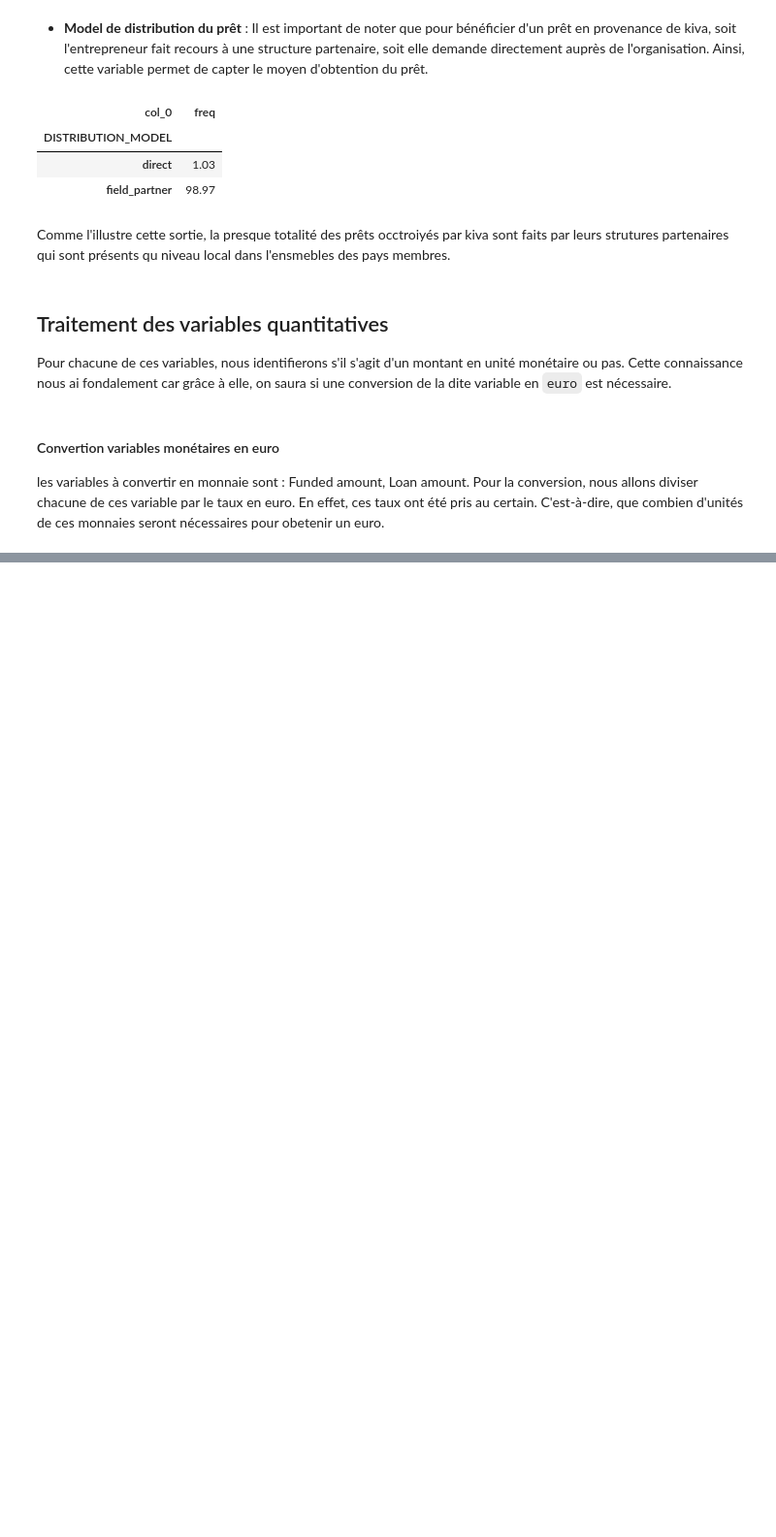
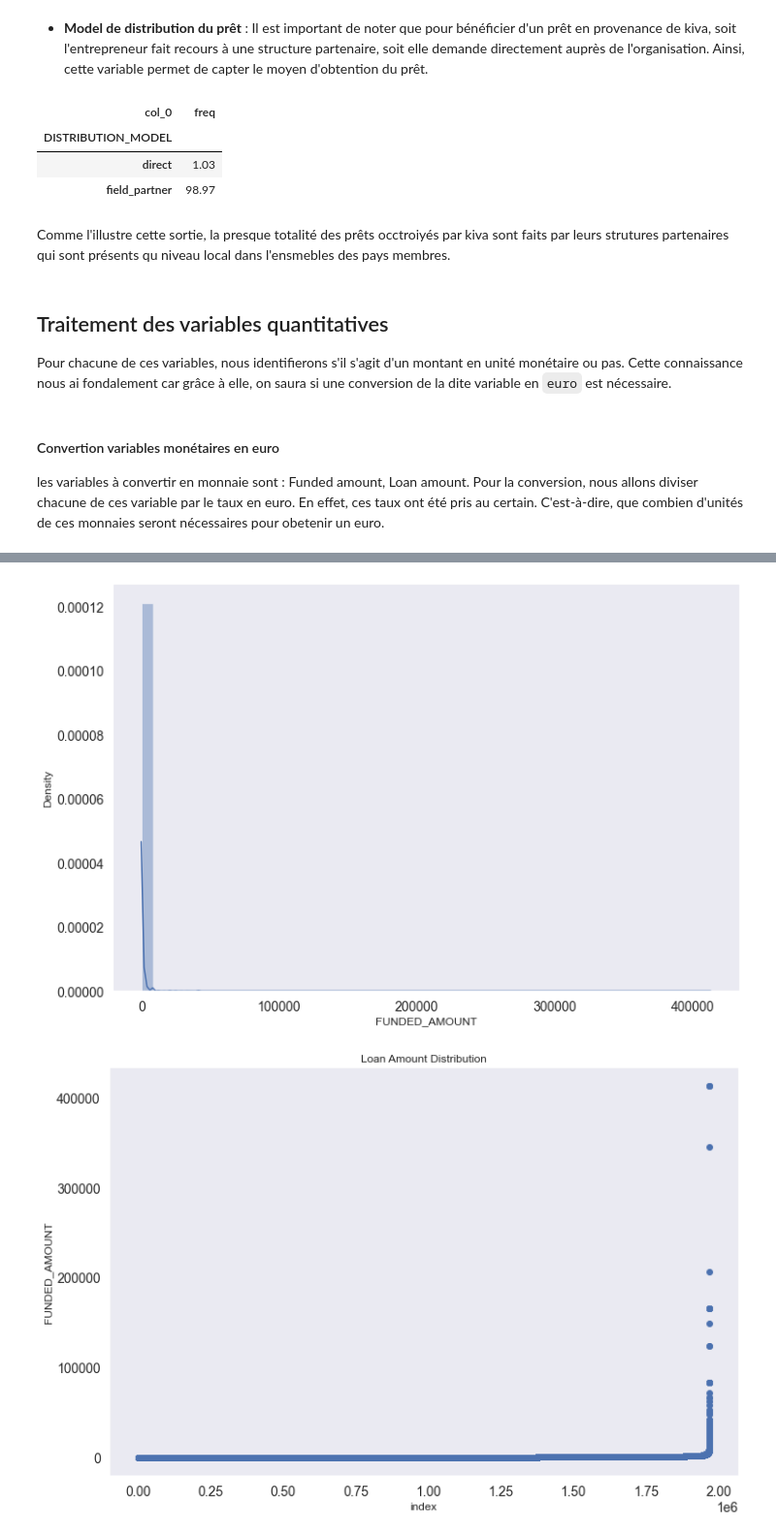
Before and after one commit to danisJIOGUE/Projet_Python, a Jupyter notebook: Python/Code_Python.ipynb, the cells around one changed output, grey strips where cells are left out. Shown at 97% size. Drawn from its saved outputs; the diff is of its cells as text; code cells hidden in the pictures; blank space fills up the shorter version.

```diff
--- a/Python/Code_Python.ipynb
+++ b/Python/Code_Python.ipynb
@@ -622,0 +544,8 @@ np.select(conditions, values).shape
+# %%
+code = []
+lat = []
+long = []
+for l in tab_pays.findAll('tr'):
+    code.append(l.text.split('\n')[1])
+    lat.append(l.text.split('\n')[2])
+    long.append(l.text.split('\n')[3])
@@ -865,0 +912,14 @@ pd.crosstab(loan_copy.CURRENCY,'freq')
+# %%
+plt.figure(figsize = (12, 8))
+
+sns.distplot(loan_copy['FUNDED_AMOUNT'])
+plt.show()
+plt.figure(figsize = (12, 8))
+plt.scatter(range(loan_copy.shape[0]), np.sort(loan_copy.FUNDED_AMOUNT.values))
+plt.xlabel('index', fontsize=12)
+plt.ylabel('FUNDED_AMOUNT', fontsize=12)
+plt.title("Loan Amount Distribution")
+plt.show()
+# %% [output]
+[figure, added]
+[figure, added]
```
Also changed, not shown: parts of 50 cells of this notebook, 1 other file.
